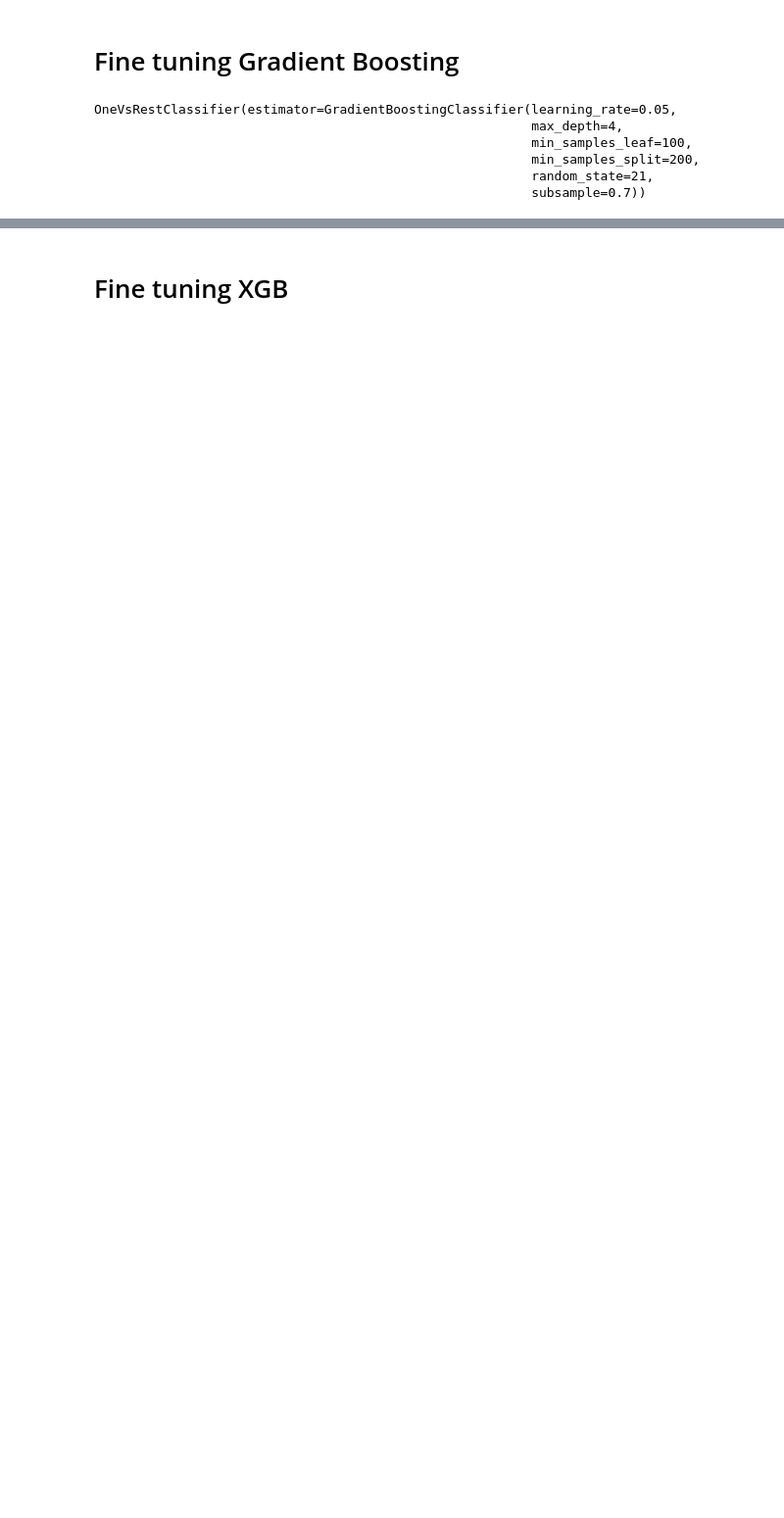
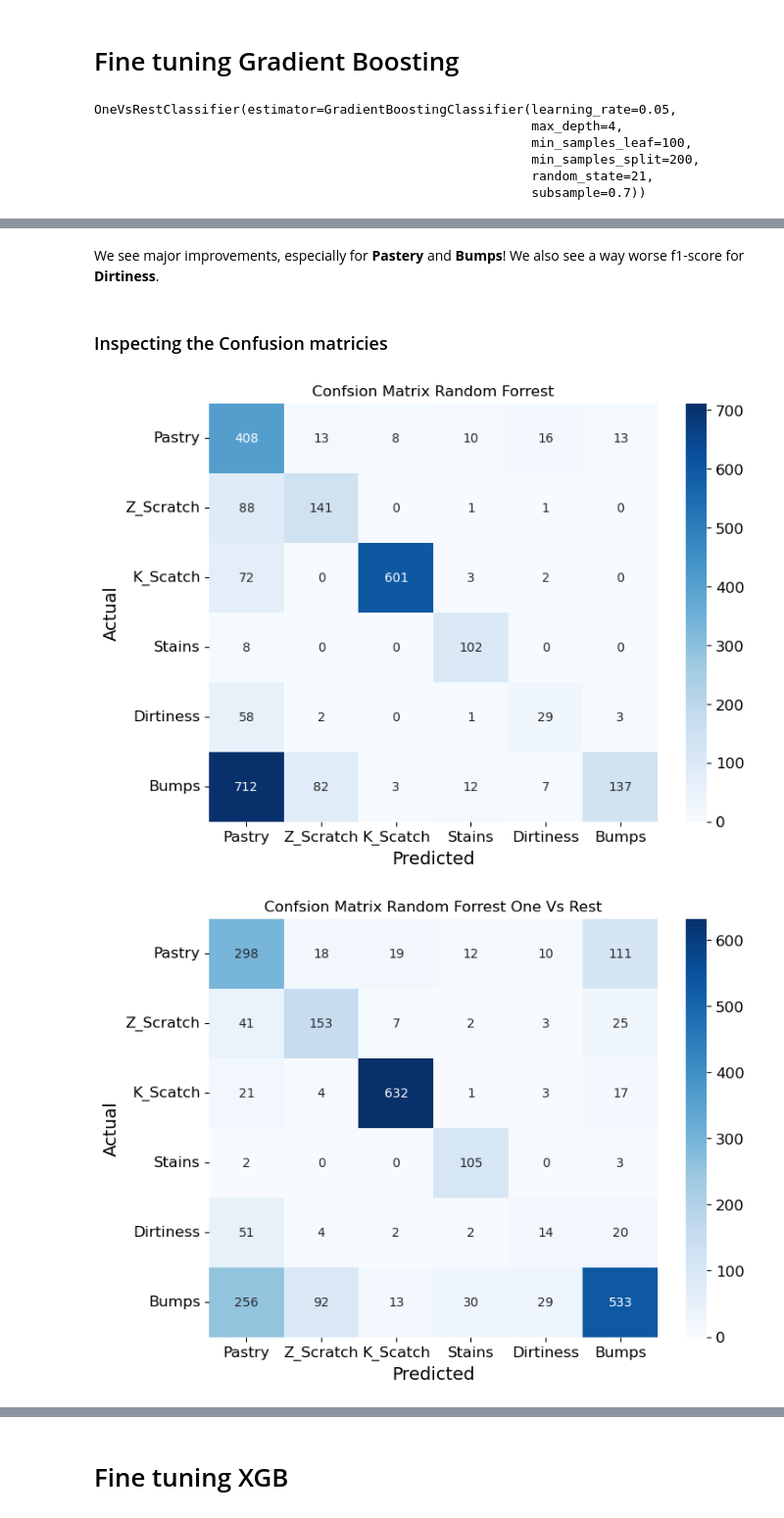
Before and after one commit to Hakonimatata/MachineLearning, a Jupyter notebook: Assignment_1/Assignment1.ipynb, the cells around one changed output, grey strips where cells are left out. Shown at 98% size. Saved outputs shown, nothing was run; the diff lists cells and outputs as text; code cells hidden in the pictures; blank space fills up the shorter version.

```diff
--- a/Assignment_1/Assignment1.ipynb
+++ b/Assignment_1/Assignment1.ipynb
@@ -567,0 +628,4 @@ weighted avg       0.74      0.72      0.72      2533
+# %%
+y_pred_rf = random_forrest_clf.predict(X_test)
+
+print_score(y_pred_rf, y_test)
@@ -567,0 +647,4 @@ weighted avg       0.74      0.72      0.72      2533
+# %%
+# Fit the one vs rest model
+random_forrest_clf_OvR = OneVsRestClassifier(random_forrest_clf)
+random_forrest_clf_OvR.fit(X_train, y_train)
@@ -567,0 +657,4 @@ weighted avg       0.74      0.72      0.72      2533
+# %%
+y_pred_rf_OvR = random_forrest_clf_OvR.predict(X_test)
+
+print_score(y_pred_rf_OvR, y_test)
@@ -567,0 +674,10 @@ weighted avg       0.74      0.72      0.72      2533
+# %% [markdown]
+We see major improvements, especially for **Pastery** and **Bumps**! We also see a way worse f1-score for **Dirtiness**.
+# %% [markdown]
+### Inspecting the Confusion matricies
+# %%
+plot_confusion_matrix(y_test, y_pred_rf, targets, title="Confsion Matrix Random Forrest")
+plot_confusion_matrix(y_test, y_pred_rf_OvR, targets, title="Confsion Matrix Random Forrest One Vs Rest")
+# %% [output]
+[figure, added]
+[figure, added]
```
Also changed, not shown: parts of 33 cells of this notebook.
